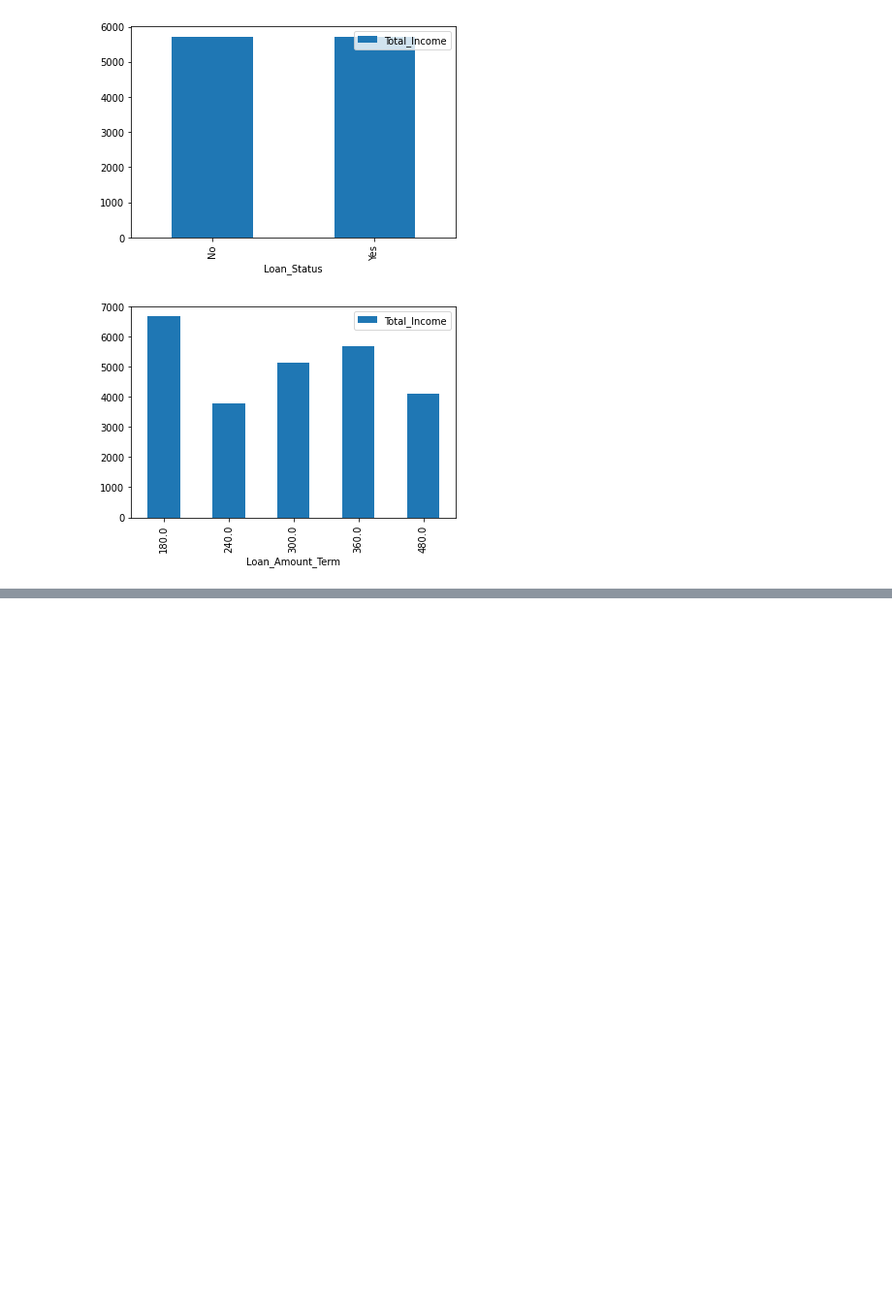
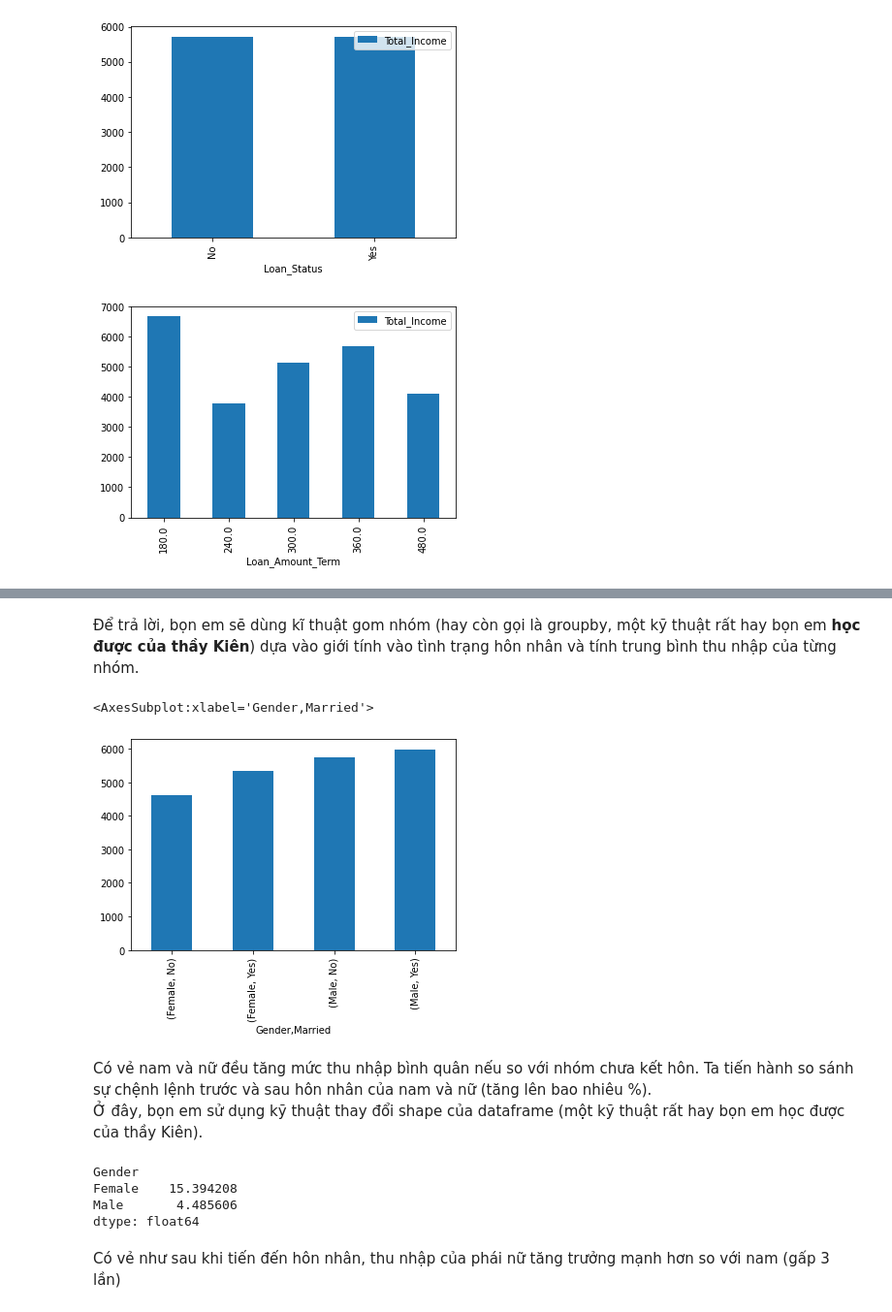
Before and after one commit to tonyvu1289/P4DS-FinalProject-vip, a Jupyter notebook: duy_question.ipynb, the cells around one changed output, grey strips where cells are left out. Shown at 97% size. Drawn from its saved outputs; the diff is of its cells as text; code cells hidden in the pictures; blank space fills up the shorter version.

```diff
--- a/duy_question.ipynb
+++ b/duy_question.ipynb
@@ -476,0 +460,23 @@ _compare
+# %% [markdown]
+Để trả lời, bọn em sẽ dùng kĩ thuật gom nhóm (hay còn gọi là groupby, một kỹ thuật rất hay bọn em **học được của thầy Kiên**) dựa vào giới tính vào tình trạng hôn nhân và tính trung bình thu nhập của từng nhóm.
+# %%
+gender_married = loan_df.groupby(["Gender","Married"]).mean()["Total_Income"]
+# %%
+gender_married.plot.bar()
+# %% [output]
+<AxesSubplot:xlabel='Gender,Married'>
+[figure, added]
+# %% [markdown]
+Có vẻ nam và nữ đều tăng mức thu nhập bình quân nếu so với nhóm chưa kết hôn.
+Ta tiến hành so sánh sự chệnh lệnh trước và sau hôn nhân của nam và nữ (tăng lên bao nhiêu %).
+Ở đây, bọn em sử dụng kỹ thuật thay đổi shape của dataframe (một kỹ thuật rất hay bọn em học được của thầy Kiên).
+# %%
+gender_married_diff = gender_married.unstack(1).T
+(gender_married_diff.loc['Yes'].subtract(gender_married_diff.loc['No'])).divide(gender_married_diff.loc['No'])*100
+# %% [output]
+Gender
+Female    15.394208
+Male       4.485606
+dtype: float64
+# %% [markdown]
+Có vẻ như sau khi tiến đến hôn nhân, thu nhập của phái nữ tăng trưởng mạnh hơn so với nam (gấp 3 lần)
```
Also changed, not shown: parts of 4 cells of this notebook.
